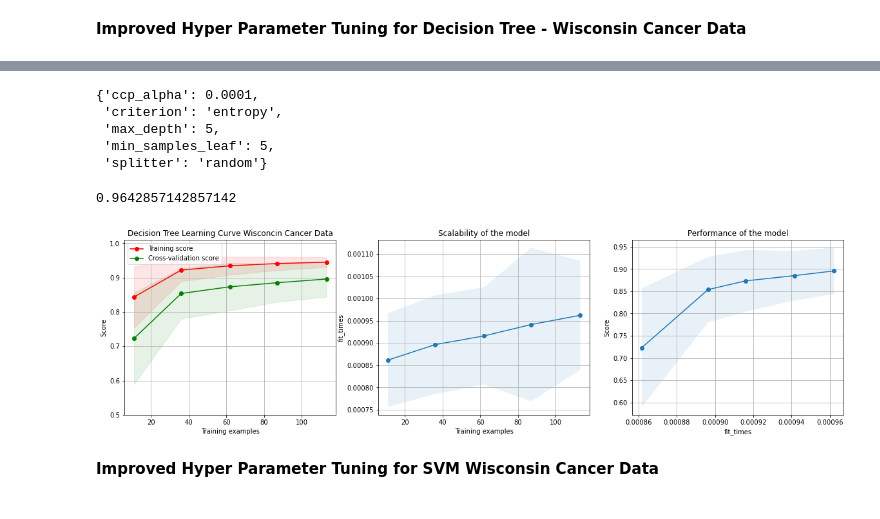
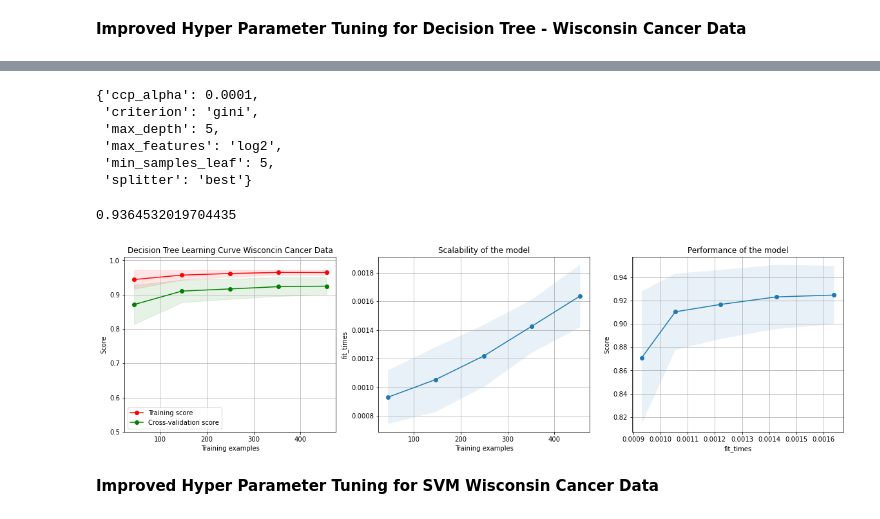
Before and after one commit to ElFeo/SupervisedLearningSurvey, a Jupyter notebook: SupervisedLearning_Cancer.ipynb, the cells around one changed output, grey strips where cells are left out. Drawn from its saved outputs; the diff is of its cells as text; code cells hidden in the pictures.

Commit message:
enhancements, new images added

```diff
--- a/SupervisedLearning_Cancer.ipynb
+++ b/SupervisedLearning_Cancer.ipynb
@@ -371,3 +371,8 @@ X_train_c_raw, X_test_c_raw, Y_train_c_raw, Y_test_c_raw = train_test_split(X_c,
 sc=StandardScaler()
 X_train_c = sc.fit_transform(X_train_c)
 X_test_c = sc.transform(X_test_c)
+# %%
+# scaling using StandardScaler:
+# https://scikit-learn.org/stable/modules/generated/sklearn.preprocessing.StandardScaler.html?highlight=standardscaler#sklearn.preprocessing.StandardScaler
+sc=StandardScaler()
+X_scaled_c = sc.fit_transform(X_c)
@@ -405,7 +426,8 @@ clf_dct_grds_c = GridSearchCV(DecisionTreeClassifier(random_state=0), {
                                                     'splitter': ('best', 'random'),
                                                     'max_depth': [1,2,5,7,10,20],
                                                     'min_samples_leaf': [1,5,10,20,50],
-                                                    'ccp_alpha': [0.0001,0.001,0.01,0.1]
+                                                    'ccp_alpha': [0.0001,0.001,0.01,0.1],
+                                                    'max_features':('auto', 'sqrt', 'log2')
                                                    }, cv=5, return_train_score=False)
 start_time = my_timer()
 clf_dct_grds_c.fit(X_train_c,Y_train_c)
@@ -436,29 +458,31 @@ Decision Tree Grid Search Results= {'mean_fit_time': array([0.0090661 , 0.001460
 clf_dct_grds_c.best_params_
 # %% [output]
 {'ccp_alpha': 0.0001,
- 'criterion': 'entropy',
+ 'criterion': 'gini',
  'max_depth': 5,
+ 'max_features': 'log2',
  'min_samples_leaf': 5,
- 'splitter': 'random'}
+ 'splitter': 'best'}
 # %%
 clf_dct_grds_c.best_score_
 # %% [output]
-0.9642857142857142
+0.9364532019704435
 # %%
 dct_best_c = clf_dct_grds_c.best_params_
 dct_estimator_c = DecisionTreeClassifier(ccp_alpha=dct_best_c['ccp_alpha'],
                                        criterion=dct_best_c['criterion'],
                                        max_depth=dct_best_c['max_depth'],
                                        min_samples_leaf=dct_best_c['min_samples_leaf'],
-                                       splitter=dct_best_c['splitter'])
+                                       splitter=dct_best_c['splitter'],
+                                       max_features=dct_best_c['max_features'])
 dct_title_c = "Decision Tree Learning Curve Wisconcin Cancer Data"
 cv = ShuffleSplit(n_splits=100, test_size=0.2, random_state=1)
-plot_learning_curve(dct_estimator_c, dct_title_c, X_train_c, Y_train_c, ylim=(0.5, 1.01),
+plot_learning_curve(dct_estimator_c, dct_title_c, X_scaled_c, Y_c, ylim=(0.5, 1.01),
                     cv=cv, n_jobs=4)
 plt.savefig("images/dct_grds_best_cancer.png")
 plt.show()
 # %% [output]
-[figure, old version]
+[figure, new version]
 # %% [markdown]
 **Improved Hyper Parameter Tuning for SVM Wisconsin Cancer Data**
 # %%
```
Also changed, not shown: parts of 2 cells of this notebook, 10 other files.
